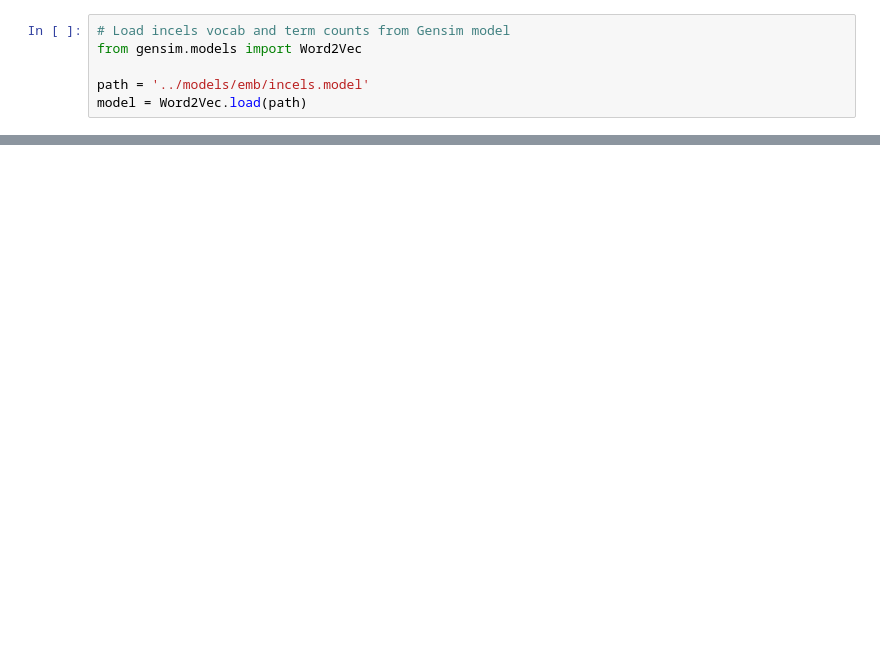
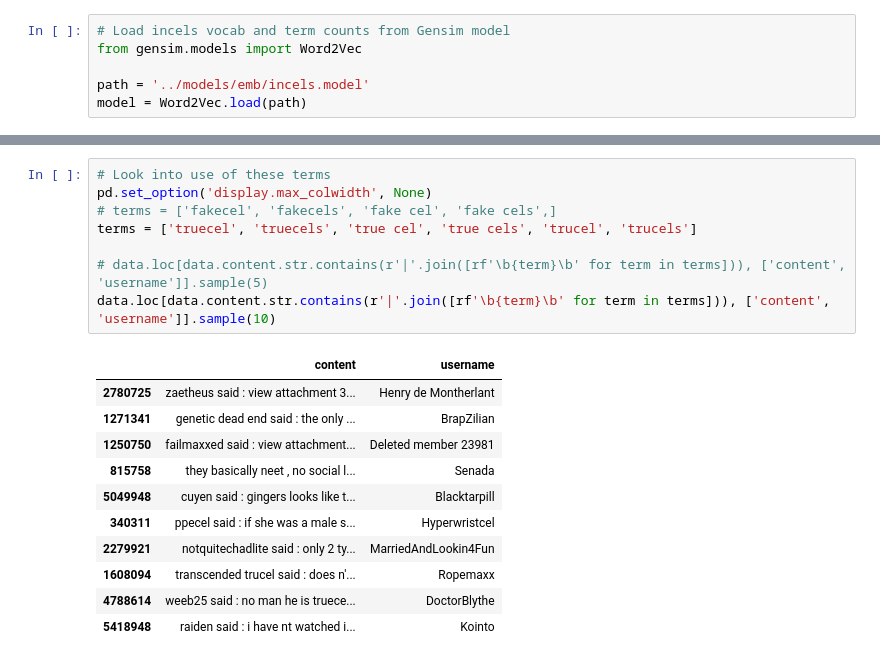
Before and after one commit to michaelmilleryoder/incels_identities, a Jupyter notebook: jupyter/cel_variants.ipynb, the cells around one changed output, grey strips where cells are left out. Cells and saved outputs as stored; diff of their text form; blank space fills up the shorter version.

Commit message:
true/fake

```diff
--- a/jupyter/cel_variants.ipynb
+++ b/jupyter/cel_variants.ipynb
@@ -66,0 +69,20 @@ cel_variants.most_common(100)
+# %%
+# Look into use of these terms
+pd.set_option('display.max_colwidth', None)
+# terms = ['fakecel', 'fakecels', 'fake cel', 'fake cels',]
+terms = ['truecel', 'truecels', 'true cel', 'true cels', 'trucel', 'trucels']
+
+# data.loc[data.content.str.contains(r'|'.join([rf'\b{term}\b' for term in terms])), ['content', 'username']].sample(5)
+data.loc[data.content.str.contains(r'|'.join([rf'\b{term}\b' for term in terms])), ['content', 'username']].sample(10)
+# %% [output]
+|  | content | username |
+| 2780725 | zaetheus said : view attachment 3... | Henry de Montherlant |
+| 1271341 | genetic dead end said : the only ... | BrapZilian |
+| 1250750 | failmaxxed said : view attachment... | Deleted member 23981 |
+| 815758 | they basically neet , no social l... | Senada |
+| 5049948 | cuyen said : gingers looks like t... | Blacktarpill |
+| 340311 | ppecel said : if she was a male s... | Hyperwristcel |
+| 2279921 | notquitechadlite said : only 2 ty... | MarriedAndLookin4Fun |
+| 1608094 | transcended trucel said : does n'... | Ropemaxx |
+| 4788614 | weeb25 said : no man he is truece... | DoctorBlythe |
+| 5418948 | raiden said : i have nt watched i... | Kointo |
```
Also changed, not shown: parts of 3 cells of this notebook.
